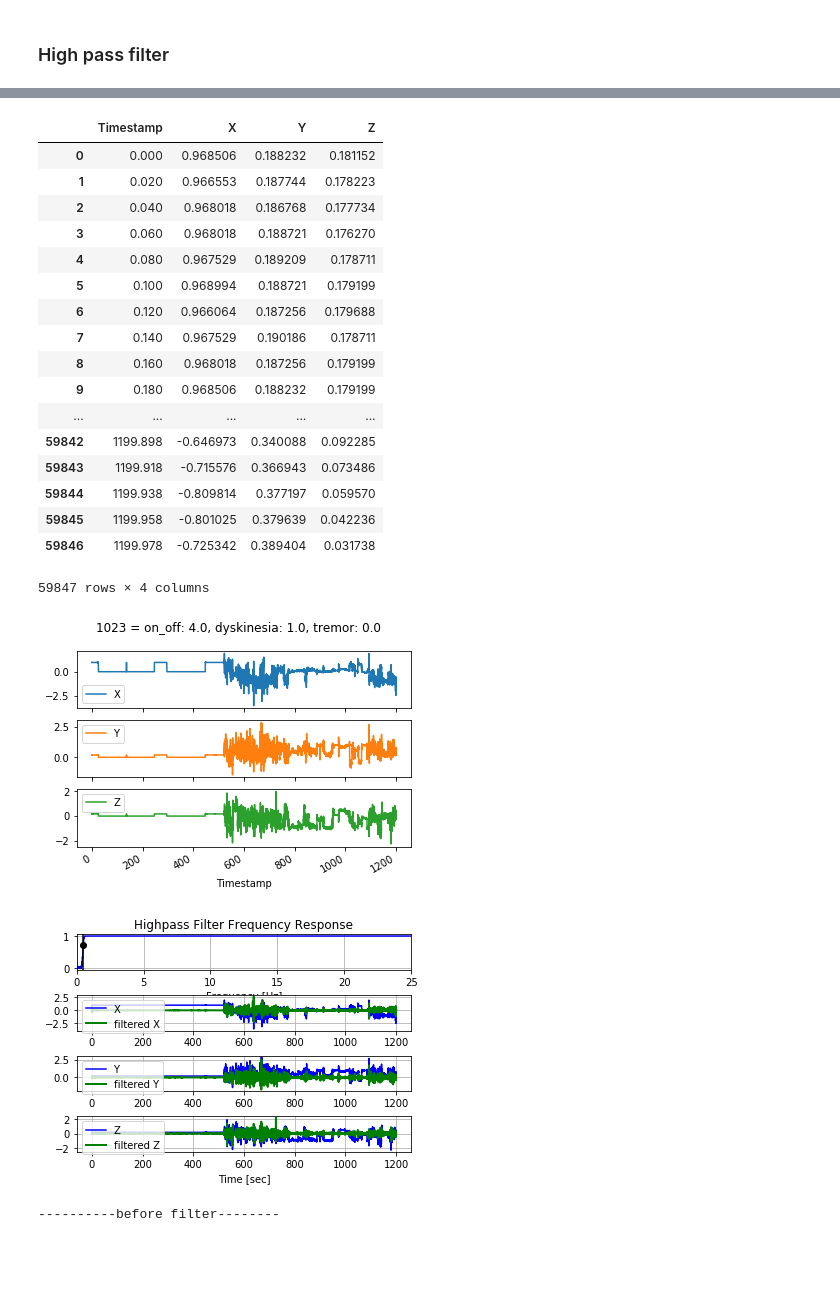
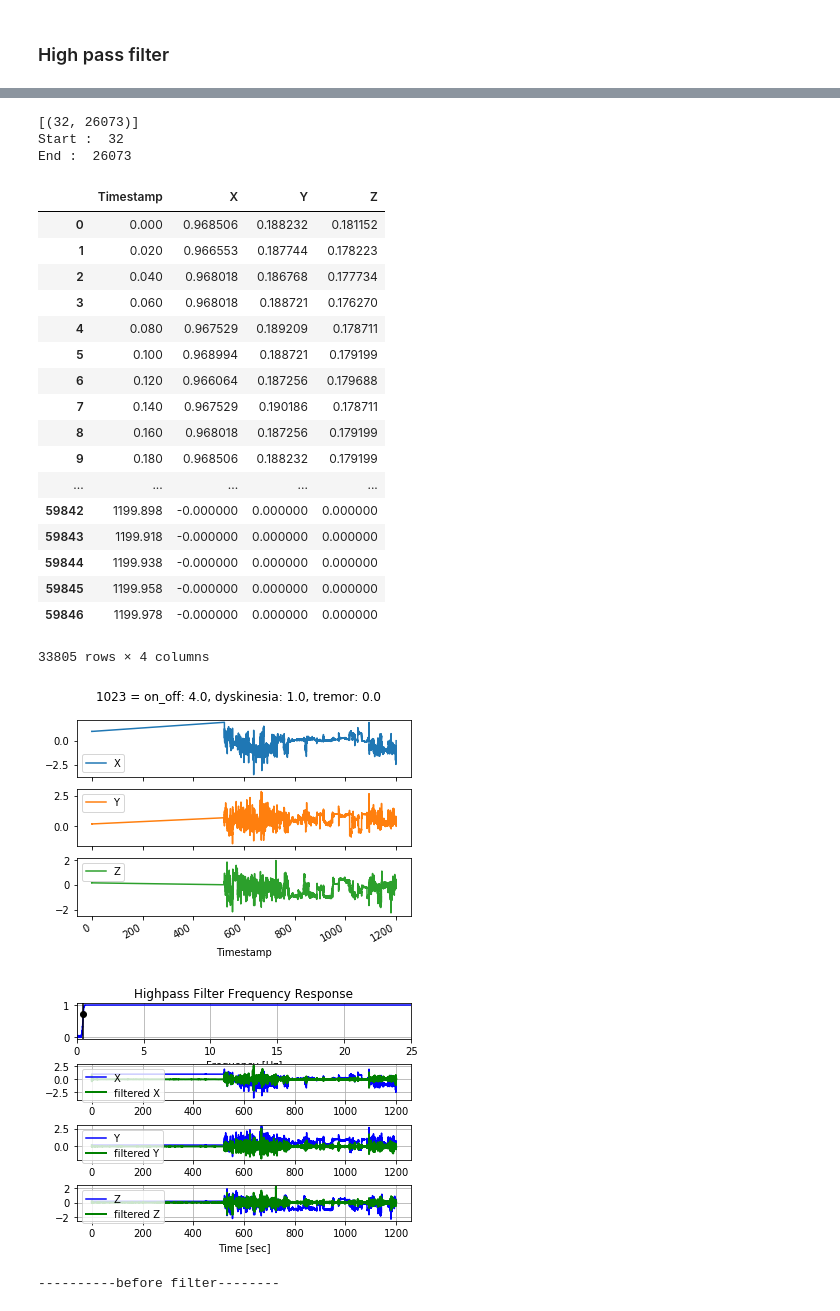
Before and after one commit to Mymoza/BeatPD-CLSP-JHU, a Jupyter notebook: analyze_data.ipynb, the cells around one changed output, grey strips where cells are left out. Drawn from its saved outputs; the diff is of its cells as text; code cells hidden in the pictures; blank space fills up the shorter version.

```diff
--- a/analyze_data.ipynb
+++ b/analyze_data.ipynb
@@ -495,7 +522,11 @@ list_measurement_id=['db2e053a-0fb8-4206-891a-6f079fb14e3a']
 
 df_train_label = interesting_patients(df_train_label=df_train_label, list_measurement_id=list_measurement_id)
 
-remove_inactivity_highpass(df_train_label, plot_frequency_response=True)
+remove_inactivity_highpass(df_train_label,
+                           energy_threshold=5,
+                           duration_threshold=3000,
+                           plot_frequency_response=True)
+
 #remove_inactivity_mean_offset(df_train_label)
 #path_no_silence_data = remove_silence_max(df_train_label)
 
@@ -509,23 +540,26 @@ There are 3 groups identified as candidates to be removed
+[(32, 26073)]
+Start :  32
+End :  26073
 |  | Timestamp | X | Y | Z |
 | 0 | 0.000 | 0.968506 | 0.188232 | 0.181152 |
 | 1 | 0.020 | 0.966553 | 0.187744 | 0.178223 |
 | 2 | 0.040 | 0.968018 | 0.186768 | 0.177734 |
 | 3 | 0.060 | 0.968018 | 0.188721 | 0.176270 |
 | 4 | 0.080 | 0.967529 | 0.189209 | 0.178711 |
 | 5 | 0.100 | 0.968994 | 0.188721 | 0.179199 |
 | 6 | 0.120 | 0.966064 | 0.187256 | 0.179688 |
 | 7 | 0.140 | 0.967529 | 0.190186 | 0.178711 |
 | 8 | 0.160 | 0.968018 | 0.187256 | 0.179199 |
 | 9 | 0.180 | 0.968506 | 0.188232 | 0.179199 |
 | ... | ... | ... | ... | ... |
-| 59842 | 1199.898 | -0.646973 | 0.340088 | 0.092285 |
-| 59843 | 1199.918 | -0.715576 | 0.366943 | 0.073486 |
-| 59844 | 1199.938 | -0.809814 | 0.377197 | 0.059570 |
-| 59845 | 1199.958 | -0.801025 | 0.379639 | 0.042236 |
-| 59846 | 1199.978 | -0.725342 | 0.389404 | 0.031738 |
+| 59842 | 1199.898 | -0.000000 | 0.000000 | 0.000000 |
+| 59843 | 1199.918 | -0.000000 | 0.000000 | 0.000000 |
+| 59844 | 1199.938 | -0.000000 | 0.000000 | 0.000000 |
+| 59845 | 1199.958 | -0.000000 | 0.000000 | 0.000000 |
+| 59846 | 1199.978 | -0.000000 | 0.000000 | 0.000000 |
-59847 rows × 4 columns
-[figure, old version]
+33805 rows × 4 columns
-[figure, old version]
+[figure, new version]
+[figure, added]
 # %%
 data_type='cis'
 
```
Also changed, not shown: parts of 7 cells of this notebook.
